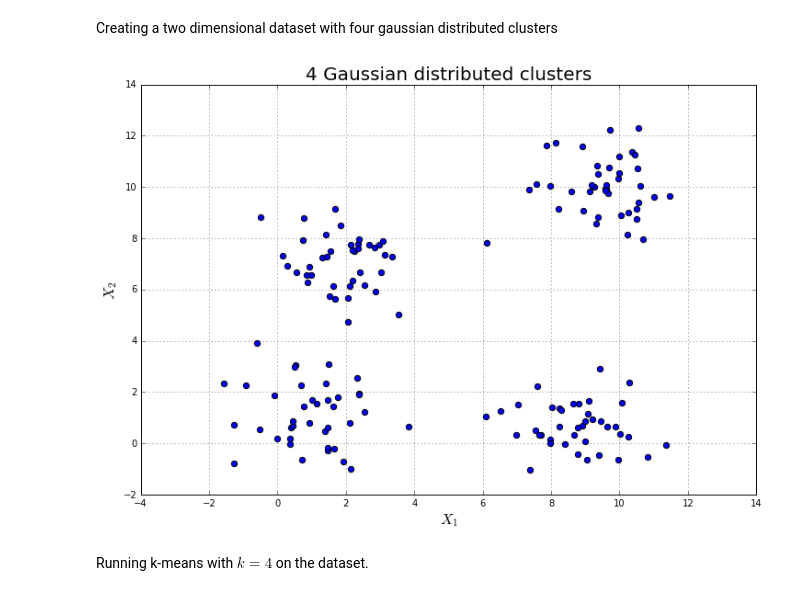
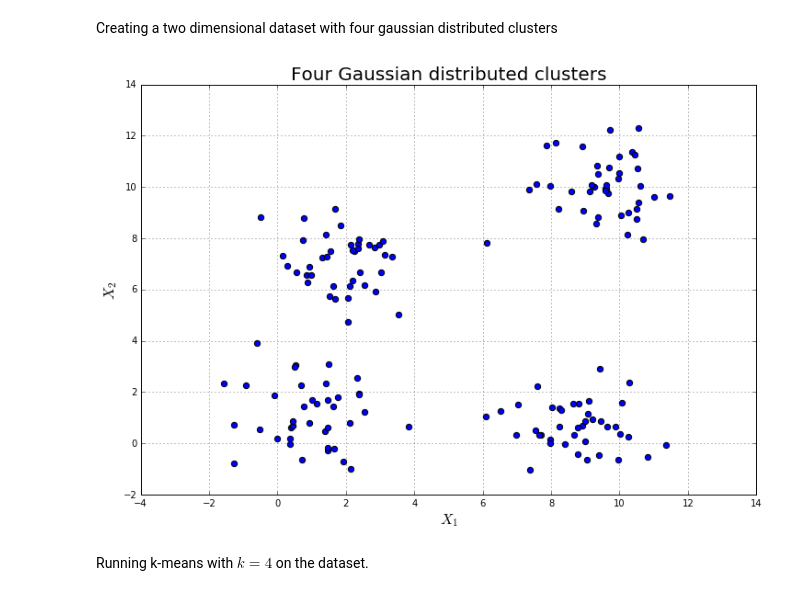
Before and after one commit to erlingpaulsen/bigdata, a Jupyter notebook: clustering/kmeans_ex.ipynb, the cells around one changed output. Drawn from its saved outputs; the diff is of its cells as text; code cells hidden in the pictures.

```diff
--- a/clustering/kmeans_ex.ipynb
+++ b/clustering/kmeans_ex.ipynb
@@ -12,22 +12,22 @@ Creating a two dimensional dataset with four gaussian distributed clusters
 # %%
 np.random.seed(2)
 cs = 40
 x1 = np.random.multivariate_normal([10,10], [[1,0],[0,1]], cs)
 x2 = np.random.multivariate_normal([1,1], [[1.2,0],[0,1.3]], cs)
 x3 = np.random.multivariate_normal([2,7], [[1,0],[0,1]], cs)
 x4 = np.random.multivariate_normal([9,1], [[1.5,0],[0,1]], cs)
 
 x = np.concatenate((x1,x2,x3,x4), axis=0)
 
 fig1 = plt.figure(figsize=(12,8))
 ax = fig1.add_subplot(111)
 ax.scatter(x[:,0], x[:,1], marker='o', s=40)
 ax.set_xlabel('$X_1$', fontsize=16)
 ax.set_ylabel('$X_2$', fontsize=16)
-ax.set_title('4 Gaussian distributed clusters', fontsize=20)
+ax.set_title('Four Gaussian distributed clusters', fontsize=20)
 ax.grid(True)
 # %% [output]
-[figure, old version]
+[figure, new version]
 # %% [markdown]
 Running k-means with $k = 4$ on the dataset.
 # %%
```
Also changed, not shown: 2 other files.
